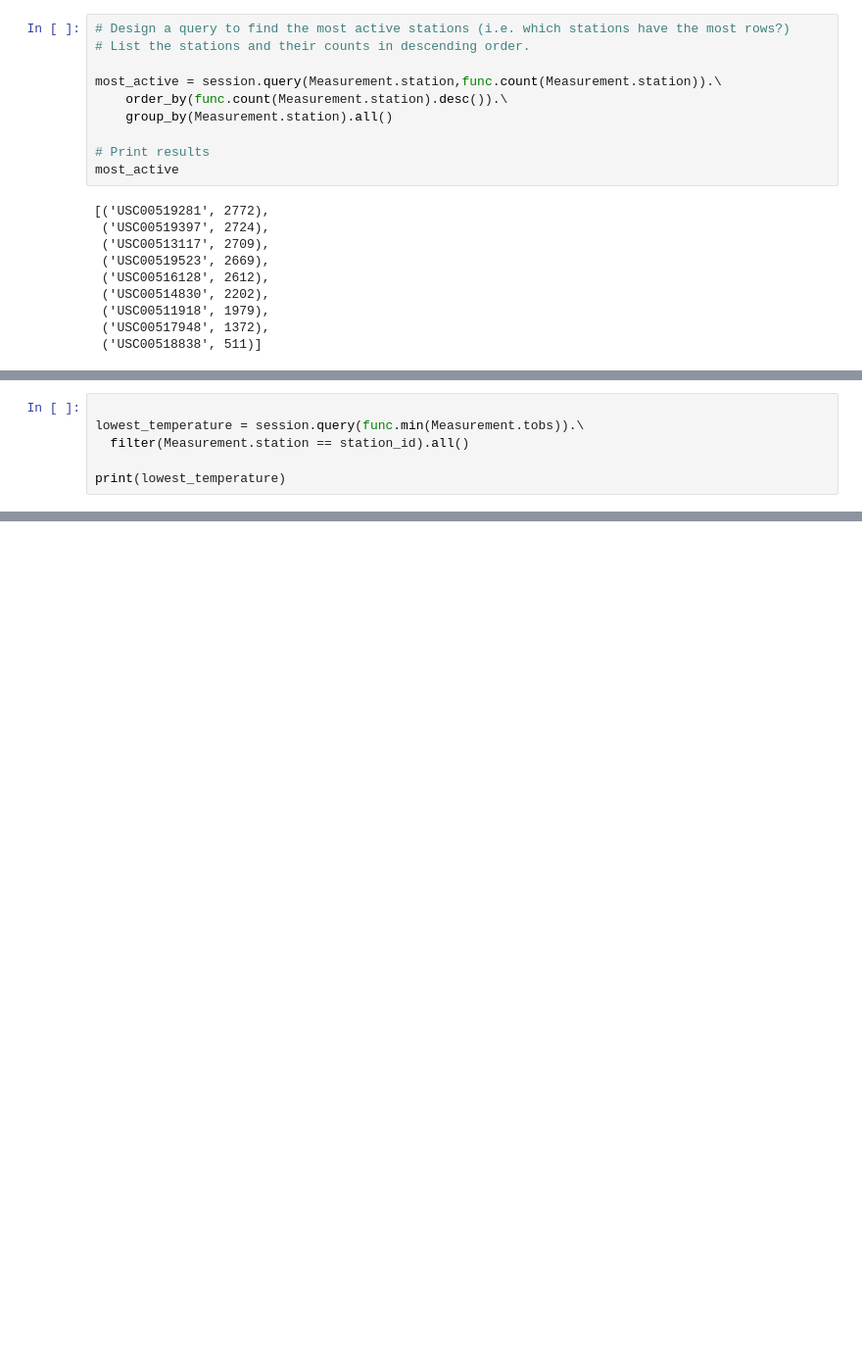
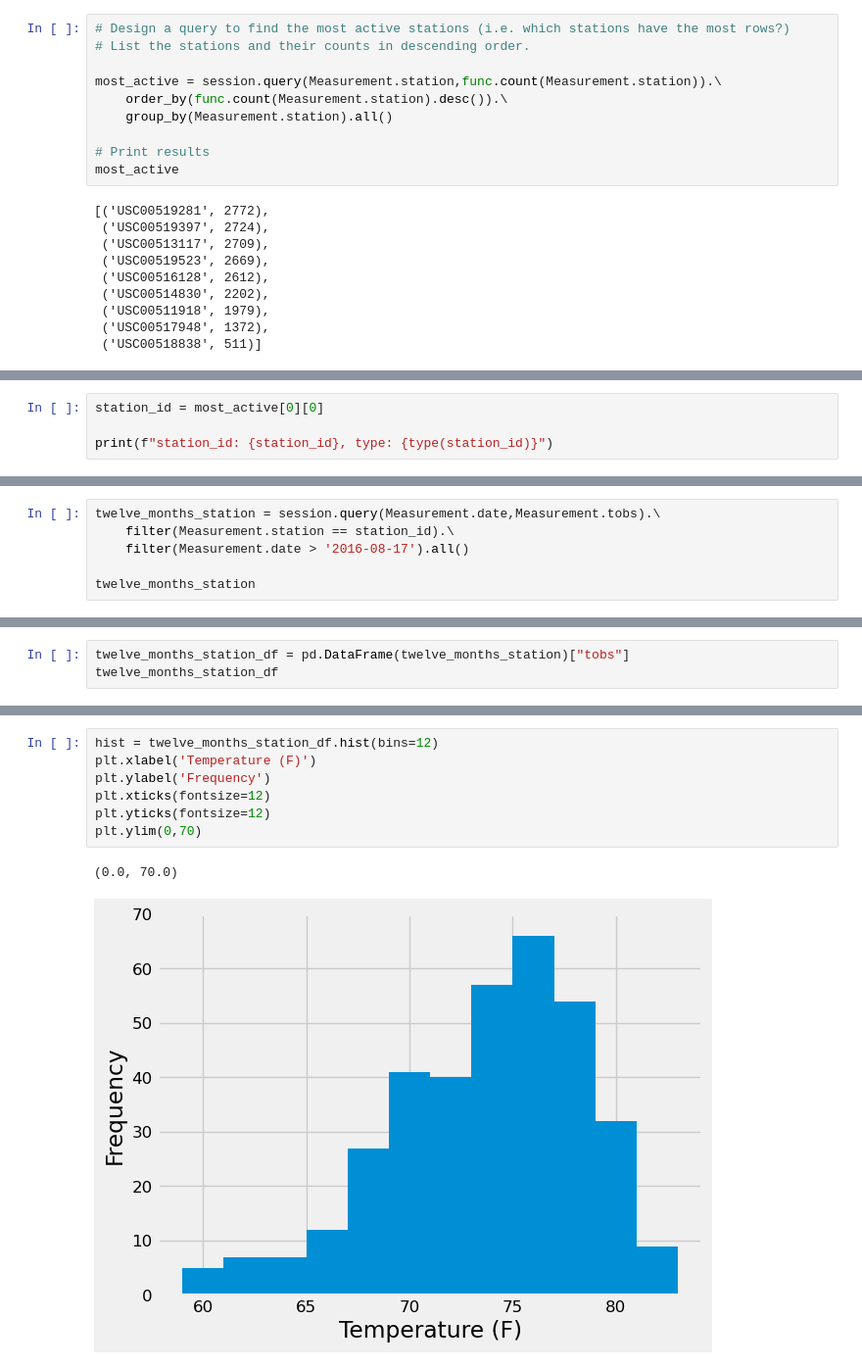
Before and after one commit to denisem77/sqlalchemy-challenge, a Jupyter notebook: SurfsUp/Climate.ipynb, the cells around one changed output, grey strips where cells are left out. Shown at 98% size. Saved outputs shown, nothing was run; the diff lists cells and outputs as text; blank space fills up the shorter version.

```diff
--- a/SurfsUp/Climate.ipynb
+++ b/SurfsUp/Climate.ipynb
@@ -194,0 +192,4 @@ station_id: USC00519281, type: <class 'str'>
+# %%
+station_id = most_active[0][0]
+
+print(f"station_id: {station_id}, type: {type(station_id)}")
@@ -195,7 +221,7 @@ station_id: USC00519281, type: <class 'str'>
 # %%
+twelve_months_station = session.query(Measurement.date,Measurement.tobs).\
+    filter(Measurement.station == station_id).\
+    filter(Measurement.date > '2016-08-17').all()
 
-lowest_temperature = session.query(func.min(Measurement.tobs)).\
-  filter(Measurement.station == station_id).all()
-
-print(lowest_temperature)
+twelve_months_station
 # %% [output]
@@ -228,0 +245,3 @@ active_recent
+# %%
+twelve_months_station_df = pd.DataFrame(twelve_months_station)["tobs"]
+twelve_months_station_df
@@ -229,3 +261,13 @@ active_recent
+# %%
+hist = twelve_months_station_df.hist(bins=12)
+plt.xlabel('Temperature (F)')
+plt.ylabel('Frequency')
+plt.xticks(fontsize=12)
+plt.yticks(fontsize=12)
+plt.ylim(0,70)
+# %% [output]
+(0.0, 70.0)
+[figure, added]
 # %%
 # Close Session
 session.close()
```
Also changed, not shown: parts of 8 cells of this notebook.
